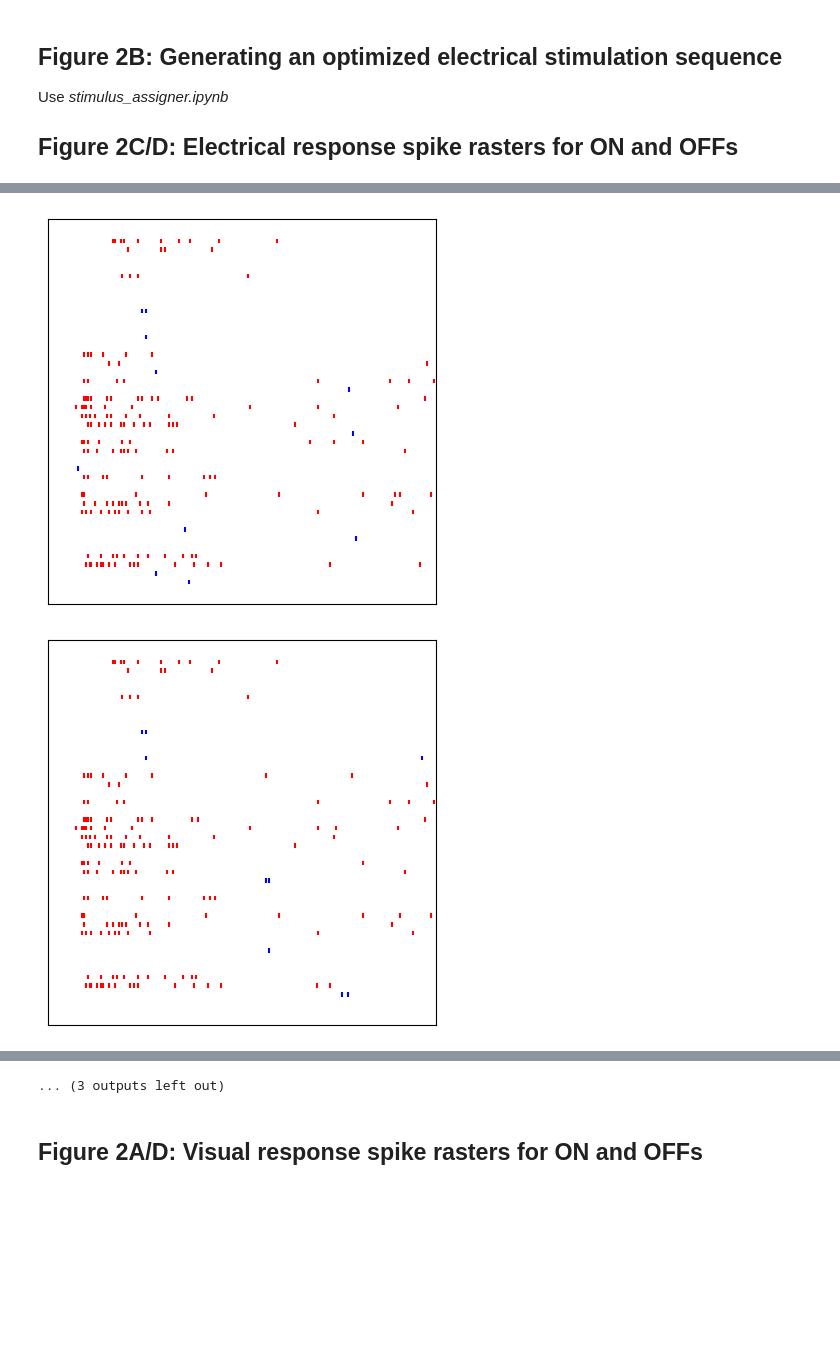
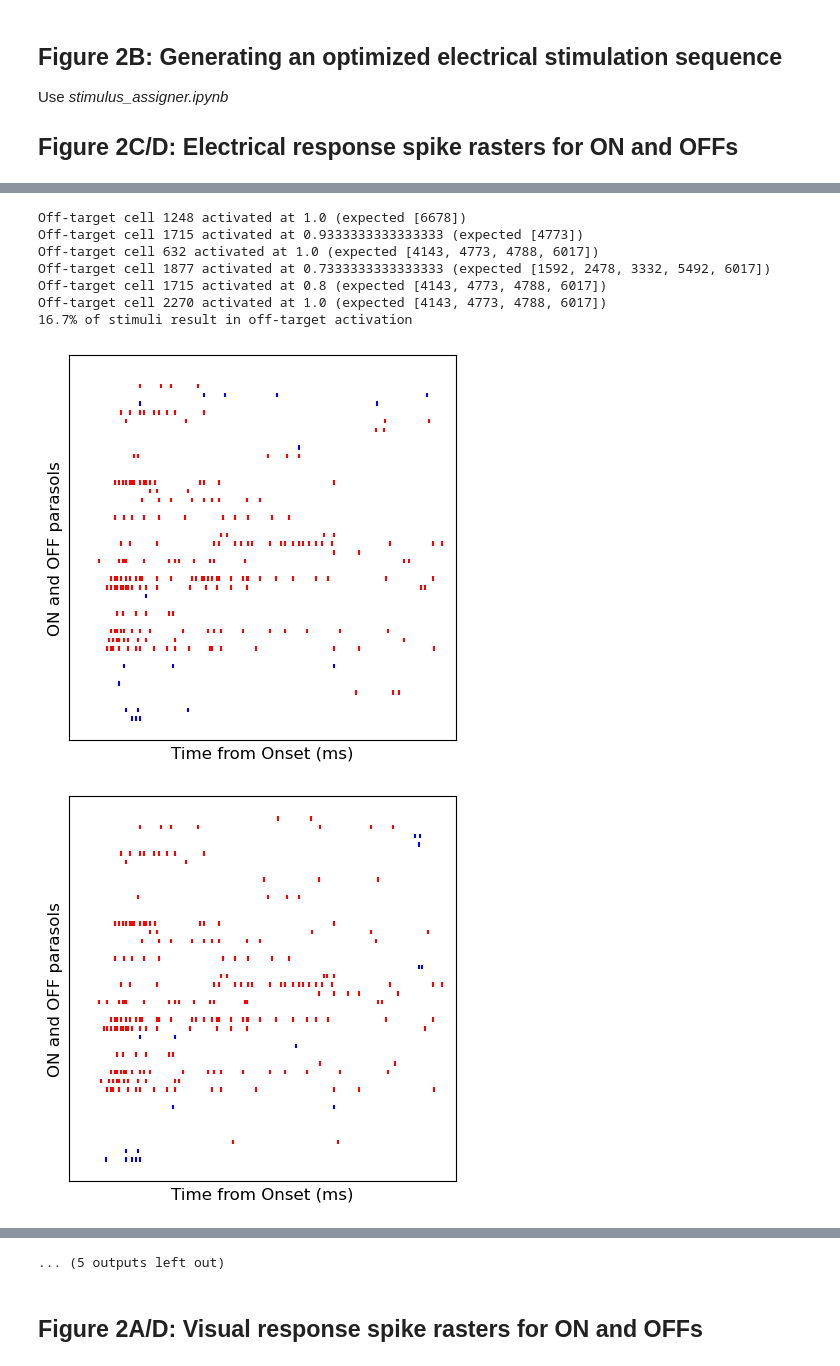
Before and after one commit to andrewjamesphillips/spike_train_reproduction, a Jupyter notebook: 30micron/figures.ipynb, the cells around one changed output, grey strips where cells are left out. Cells and saved outputs as stored; diff of their text form; code cells hidden in the pictures; blank space fills up the shorter version.

```diff
--- a/30micron/figures.ipynb
+++ b/30micron/figures.ipynb
@@ -108,7 +108,8 @@ selective_cells_of_interest = np.unique(selective_stimuli[:,1]).astype(int)
 
 print(f"Total selective cells of type {cell_types}: {selective_cells_of_interest.size}")
 
-mask = np.isin(selective_cells_of_interest, [6017,2086,62,1877,7098])
+masked_cells = [6017,2086,62,1877,7098,5929,632,7713]
+mask = np.isin(selective_cells_of_interest, masked_cells)
 mask = np.logical_not(mask)
 selective_cells_of_interest = selective_cells_of_interest[mask]
 
@@ -470,7 +471,7 @@ Response 102: 1568
 Response 103: 1569
 Response 104: 1543
 # %%
-def flip(cell, pattern, amp, flip_prob=0.9, plot=False):
+def flip(cell, pattern, amp, flip_prob=0.9, plot=False, suppress_warnings=False):
 
     gsort_path_base1 = os.path.join(gsort_base, "gsort", estim1)
     gsort_path_base2 = os.path.join(gsort_base, "gsort", estim2)
@@ -480,7 +481,10 @@ def flip(cell, pattern, amp, flip_prob=0.9, plot=False):
     pattern_nos = [int(p.split('p')[-1]) for p in patterns]
 
     if pattern not in pattern_nos:
-        raise Exception("Pattern not found in gsort_path_base1")
+        # raise Exception("Pattern not found in gsort_path_base1")
+        if not suppress_warnings:
+            warnings.warn("Pattern not gsorted during single-electrode stimulation, can't disambiguate") # Note this will only show once if the issue occurs repeatedly
+        return False
 
     pattern = f"p{pattern}"
 
@@ -895,7 +959,7 @@ print(imagenet_frames.shape)
 # %% [output]
 (9000, 320, 640, 3)
 # %%
-natural_scene = 34
+natural_scene = 90
 
 fig, ax = plt.subplots(1, 1, figsize=(10, 10))
 
@@ -1027,37 +1091,18 @@ for frame_no, response_no in enumerate(response_indices):
     initial_spikes = {}
     initial_probabilities = {}
 
+    off_target_counter = 0
 
-    for t in tqdm(range(unique_times.shape[0])):
+    with Pool(processes=36) as pool:
+        for result in pool.imap(process_time_pattern, range(unique_times.shape[0])):
+            local_initial_spikes, local_initial_probabilities, local_spikes, local_probabilities, local_off_target_counter = result
+            initial_spikes.update(local_initial_spikes)
+            initial_probabilities.update(local_initial_probabilities)
+            spikes.update(local_spikes)
+            probabilities.update(local_probabilities)
+            off_target_counter += local_off_target_counter
 
-        # Set up nested dictionaries
-        initial_spikes[t] = {}
-        initial_probabilities[t] = {}
-        spikes[t] = {}
-        probabilities[t] = {}
-
-        # Identify all electrical stimuli delivered simultaneously at time t
-        stim = sef_of_interest[np.where(sef_of_interest[:,0] == unique_times[t])[0],1:]
-
-        for s in stim:
-
-            # Find the row of selective_stimuli corresponding to each electrical stimulus
-            selective_stimulus = selective_stimuli[np.where((selective_stimuli[:,0] == transform_to_519(s[0])) & (amps_to_indices(selective_stimuli[:,2]) == s[1]))[0][0]]
-
-            # Look for electrical spike sorting results at the time-pattern for each targeted cell (only ever one movie per time-pattern)
-            c = int(selective_stimulus[1])
-
-            bs = boolean_spikes(gsort_path, pickle_path_base, c, f"p{t+1}", 0)
-
-            initial_spikes[t][c] = bs
-            initial_probabilities[t][c] = np.mean(bs)
-
-            if int(selective_stimulus[3]) and (np.mean(bs) < 0.1):
-                if flip(c, transform_to_519(s[0]), s[1], flip_prob=0.8, plot=False):
-                    bs = [not b for b in bs]
-
-            spikes[t][c] = bs
-            probabilities[t][c] = np.mean(bs)
+    print(f"{off_target_counter / sum(count_stimuli) * 100:.1f}% of stimuli result in off-target activation")
 
 
     # Make sure this index agrees with the frame you are looking at
@@ -1095,7 +1140,7 @@ for frame_no, response_no in enumerate(response_indices):
 
 
     # Make mask to exclude the bad edge cells
-    mask = np.isin(selective_cells_of_interest, [6017,2086,62,1877,7098])
+    mask = np.isin(selective_cells_of_interest, masked_cells)
     mask = np.logical_not(mask)
 
     # Make color array for the spike raster plot
@@ -1115,6 +1160,9 @@ for frame_no, response_no in enumerate(response_indices):
 
         for t in range(unique_times.shape[0]):
             for c in spikes[t]:
+                # Only include selective cells of interest in results for now
+                if c not in selective_cells_of_interest:
+                    continue
                 if spikes[t][c][estim_trial]:
                     estim_response[np.where(selective_cells_of_interest == c)[0][0]].append(unique_times[t])
 
@@ -1153,7 +1201,7 @@ for frame_no, response_no in enumerate(response_indices):
 
         # Set the y-axis ticks and labels
         ax.set_yticks(range(len(selective_cells_of_interest[mask])), selective_cells_of_interest[mask])
-        # ax.set_ylabel('ON and OFF parasols', fontsize=12)
+        ax.set_ylabel('ON and OFF parasols', fontsize=12)
 
         # Restrict the x axis
         ax.set_xlim(0, 500)
@@ -1168,7 +1216,7 @@ for frame_no, response_no in enumerate(response_indices):
         ax.tick_params(axis='x', which='both', bottom=False, top=False, labelbottom=False)
 
         # Set the x-axis label
-        # ax.set_xlabel('Time from Onset (ms)', fontsize=12)
+        ax.set_xlabel('Time from Onset (ms)', fontsize=12)
 
         # Show the plot
         plt.show()
@@ -1183,2 +1248,9 @@ for frame_no, response_no in enumerate(response_indices):
+Off-target cell 1248 activated at 1.0 (expected [6678])
+Off-target cell 1715 activated at 0.9333333333333333 (expected [4773])
+Off-target cell 632 activated at 1.0 (expected [4143, 4773, 4788, 6017])
+Off-target cell 1877 activated at 0.7333333333333333 (expected [1592, 2478, 3332, 5492, 6017])
+Off-target cell 1715 activated at 0.8 (expected [4143, 4773, 4788, 6017])
+Off-target cell 2270 activated at 1.0 (expected [4143, 4773, 4788, 6017])
+16.7% of stimuli result in off-target activation
-[figure, old version]
+[figure, new version]
-[figure, old version]
+[figure, new version]
@@ -1195,4 +1265,4 @@ for frame_no, response_no in enumerate(response_indices):
-... (3 outputs left out)
+... (5 outputs left out)
 # %% [markdown]
 ## Figure 2A/D: Visual response spike rasters for ON and OFFs
 # %%
```
Also changed, not shown: parts of 30 cells of this notebook.
